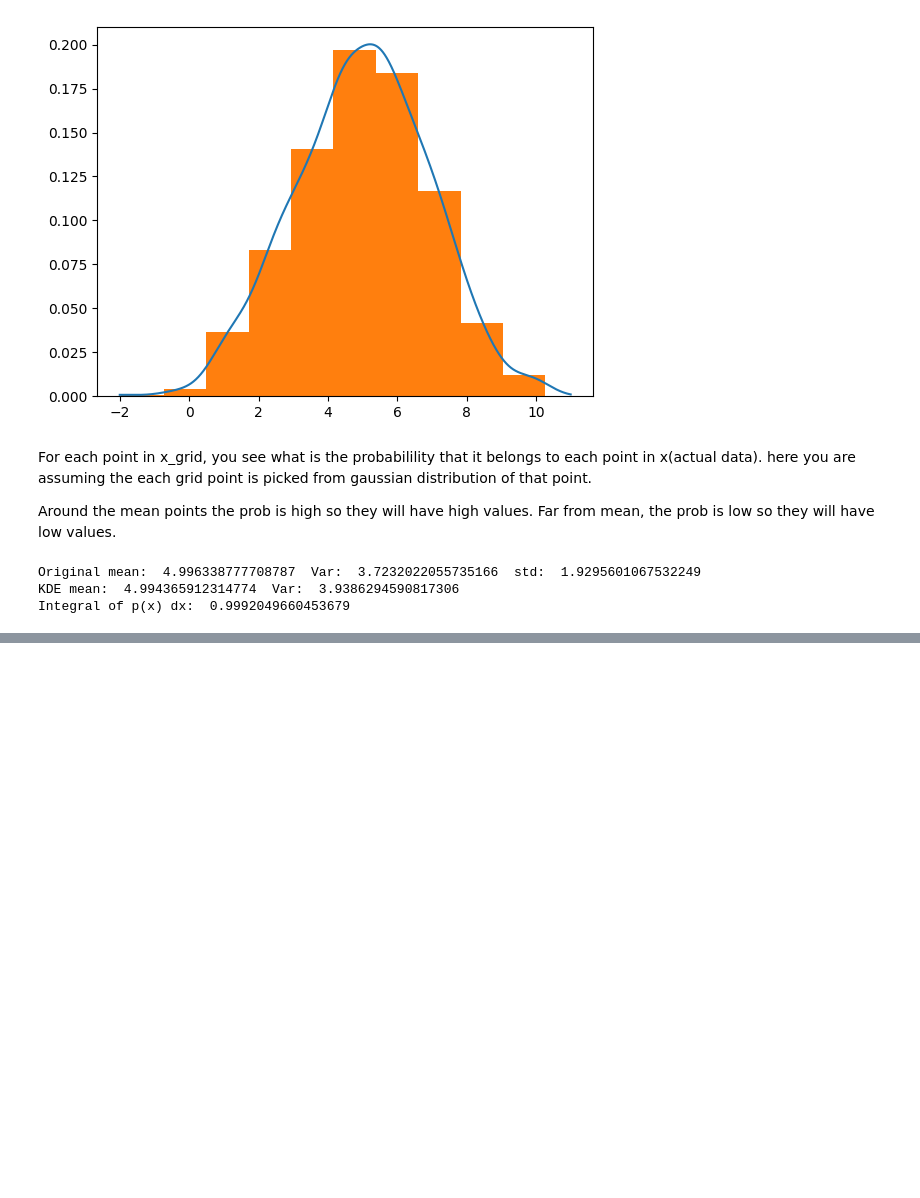
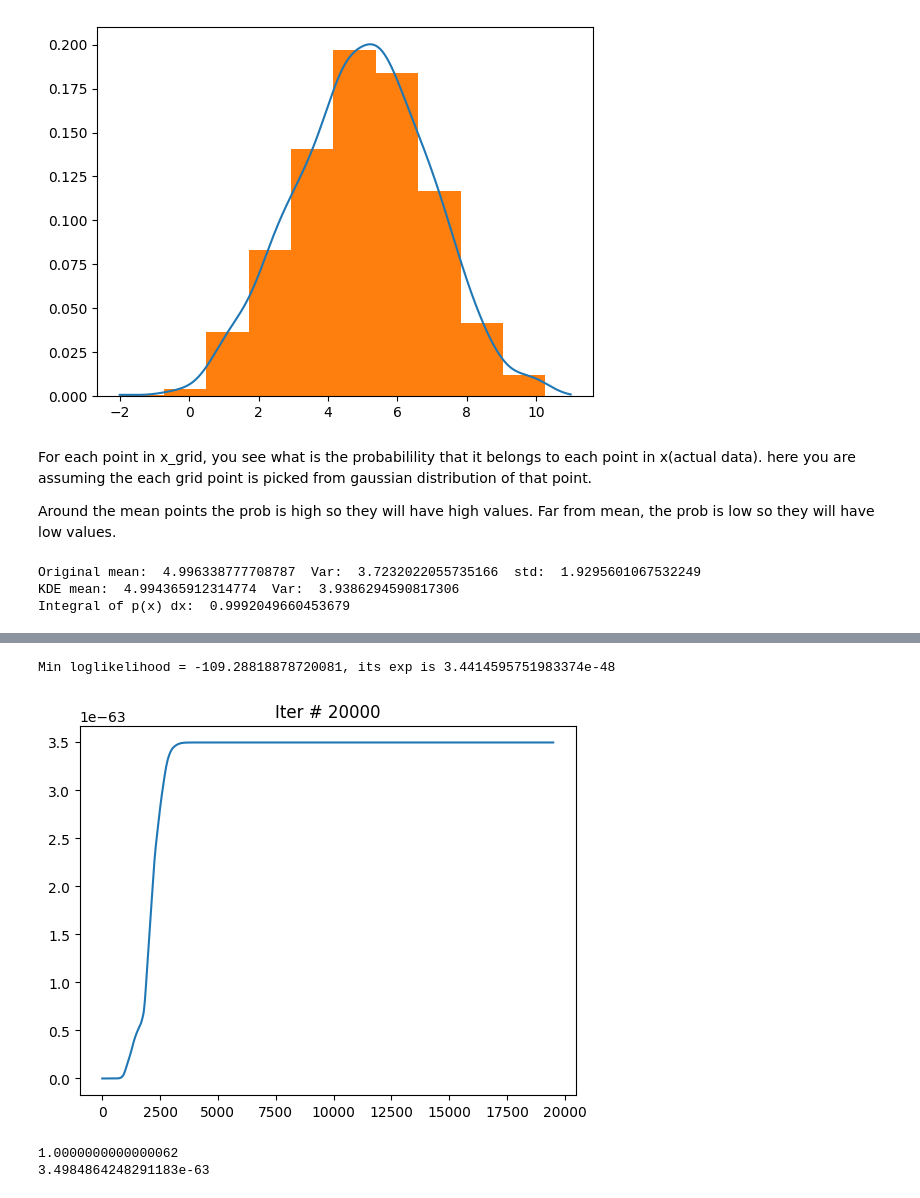
Before and after one commit to rakaar/ai_stats_notes, a Jupyter notebook: stats/bayesian.ipynb, the cells around one changed output, grey strips where cells are left out. Cells and saved outputs as stored; diff of their text form; code cells hidden in the pictures; blank space fills up the shorter version.

```diff
--- a/stats/bayesian.ipynb
+++ b/stats/bayesian.ipynb
@@ -459,0 +504,51 @@ Integral of p(x) dx:  0.9992049660453679
+# %%
+def draw_better_likelihood(mu_prior, sigma_prior, old_likelihood):
+    new_likelihood = -np.inf # p = 0, log p = -inf
+    while new_likelihood < old_likelihood:
+        new_mu = np.random.choice(mu_prior)
+        new_sigma = np.random.choice(sigma_prior)
+        new_likelihood = log_likelihood(data, new_mu, new_sigma)
+
+    return new_likelihood
+# %%
+likelihood = likelihood.flatten()
+# log_evidence = -np.inf
+evidence_arr = []
+for iter in range(20000):
+    # get the least Likelihood
+    min_likelihood_idx = np.argmin(likelihood)
+    min_likelihood = likelihood[min_likelihood_idx]
+
+    # draw a better likelihood to replace it
+    new_replaced_likelihood = draw_better_likelihood(mu_prior, sigma_prior, min_likelihood)
+
+    # update the likelihood
+    likelihood[min_likelihood_idx] = new_replaced_likelihood
+
+    # use the old likelihood to multiply it with dV and add its contribution to evidence
+    dV = prior_volume - volume_compression_factor*prior_volume
+    evidence += np.exp(min_likelihood)*dV
+    # adjustments for numerical ans
+    # log_weight = np.log(dV) + min_likelihood
+    # log_evidence = np.logaddexp(log_evidence, log_weight)
+    # evidence += np.exp(log_evidence)
+
+
+    # update the volume
+    prior_volume *= volume_compression_factor
+
+    evidence_arr.append(evidence)
+    clear_output(wait=True)
+    if iter % 500 == 0:
+        print(f"Min loglikelihood = {min_likelihood}, its exp is {np.exp(min_likelihood)}")
+        plt.plot(evidence_arr); plt.title(f"Iter # {iter+500}") ;plt.show()
+# %% [output]
+Min loglikelihood = -109.28818878720081, its exp is 3.4414595751983374e-48
+[figure, added]
+# %%
+# volume correctly reduced
+print(prior_volume/(volume_compression_factor**20e3))
+print(evidence)
+# %% [output]
+1.0000000000000062
+3.4984864248291183e-63
```
Also changed, not shown: parts of 6 cells of this notebook, 2 other files.
